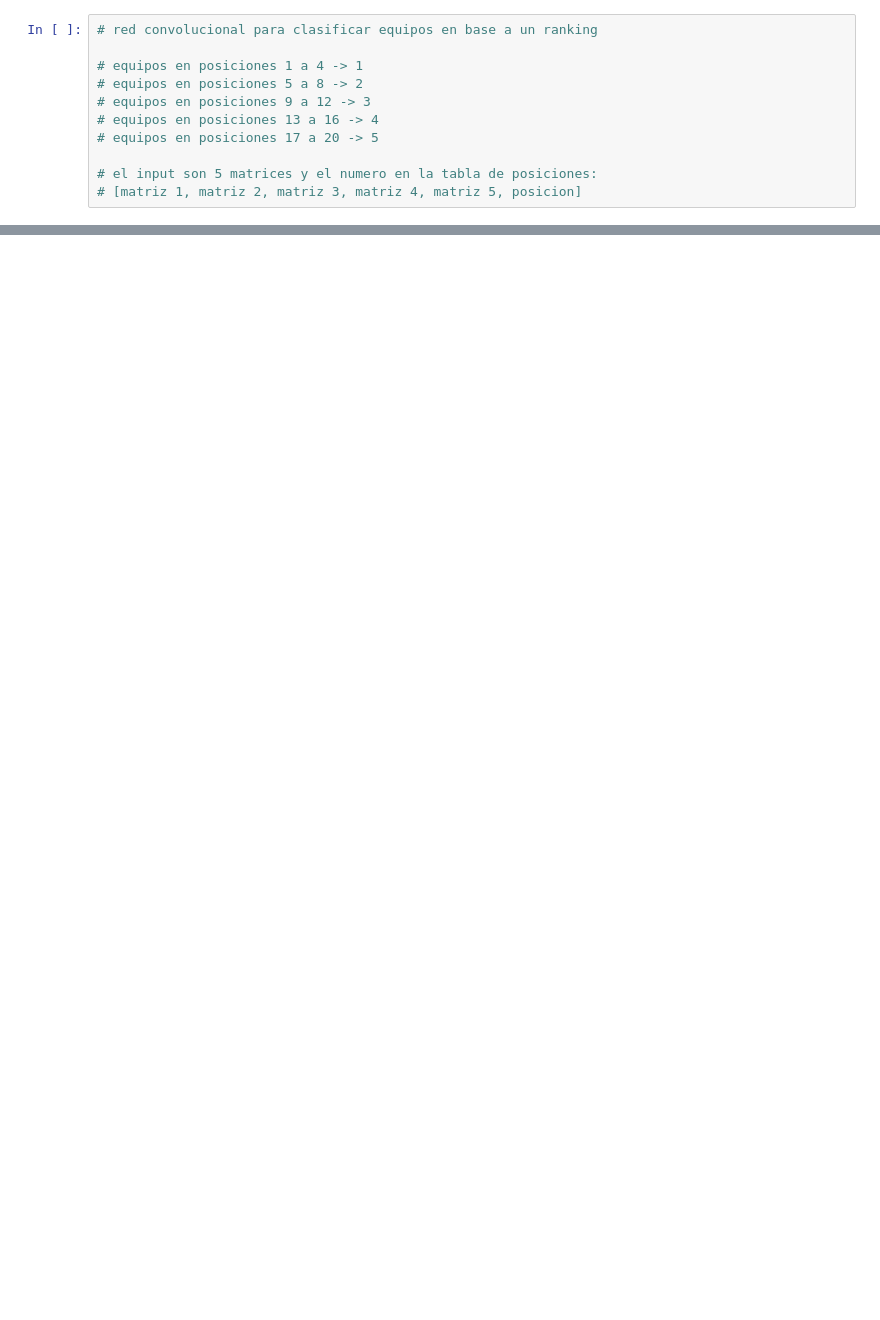
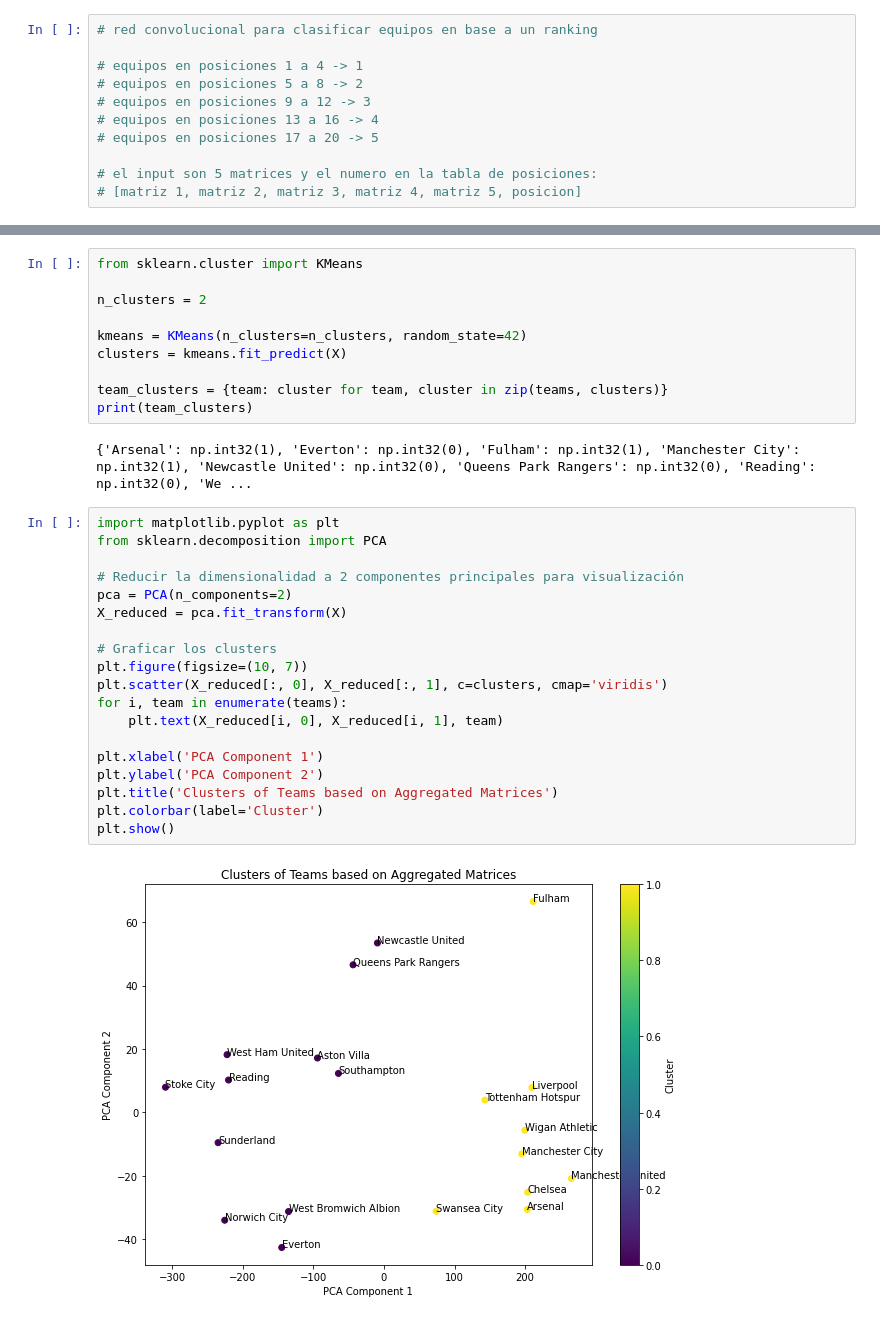
Before and after one commit to luisalawson/soccer_defense_analysis, a Jupyter notebook: RedNeuronalFutbol.ipynb, the cells around one changed output, grey strips where cells are left out. Cells and saved outputs as stored; diff of their text form; blank space fills up the shorter version.

```diff
--- a/RedNeuronalFutbol.ipynb
+++ b/RedNeuronalFutbol.ipynb
@@ -52,0 +156,33 @@ predictions = model.predict(X_test)
+# %%
+from sklearn.cluster import KMeans
+
+n_clusters = 2
+
+kmeans = KMeans(n_clusters=n_clusters, random_state=42)
+clusters = kmeans.fit_predict(X)
+
+team_clusters = {team: cluster for team, cluster in zip(teams, clusters)}
+print(team_clusters)
+# %% [output]
+{'Arsenal': np.int32(1), 'Everton': np.int32(0), 'Fulham': np.int32(1), 'Manchester City': np.int32(1), 'Newcastle United': np.int32(0), 'Queens Park Rangers': np.int32(0), 'Reading': np.int32(0), 'We ...
+# %%
+import matplotlib.pyplot as plt
+from sklearn.decomposition import PCA
+
+# Reducir la dimensionalidad a 2 componentes principales para visualización
+pca = PCA(n_components=2)
+X_reduced = pca.fit_transform(X)
+
+# Graficar los clusters
+plt.figure(figsize=(10, 7))
+plt.scatter(X_reduced[:, 0], X_reduced[:, 1], c=clusters, cmap='viridis')
+for i, team in enumerate(teams):
+    plt.text(X_reduced[i, 0], X_reduced[i, 1], team)
+
+plt.xlabel('PCA Component 1')
+plt.ylabel('PCA Component 2')
+plt.title('Clusters of Teams based on Aggregated Matrices')
+plt.colorbar(label='Cluster')
+plt.show()
+# %% [output]
+[figure, added]
```
Also changed, not shown: parts of 33 cells of this notebook, 1 other file.
